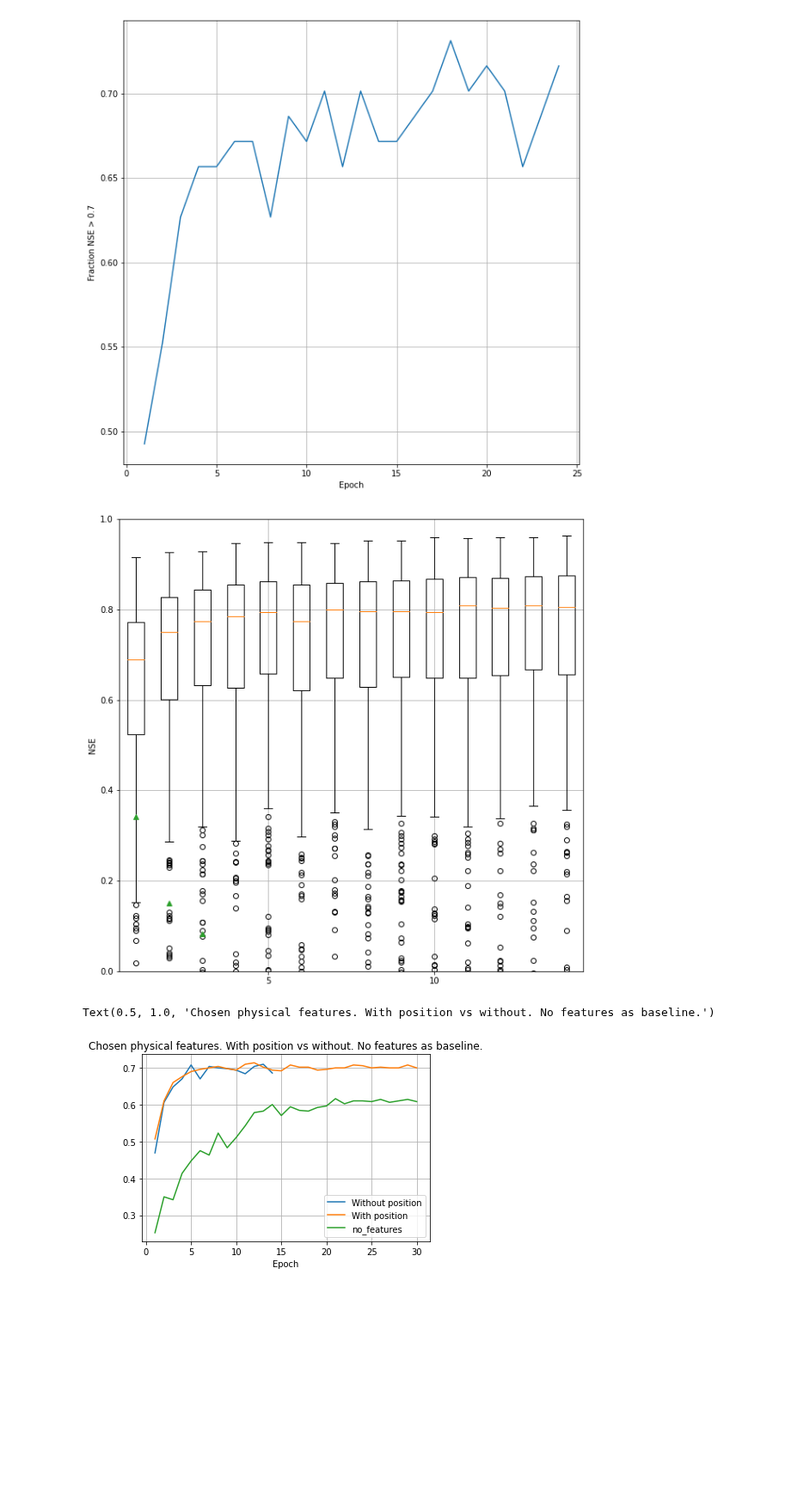
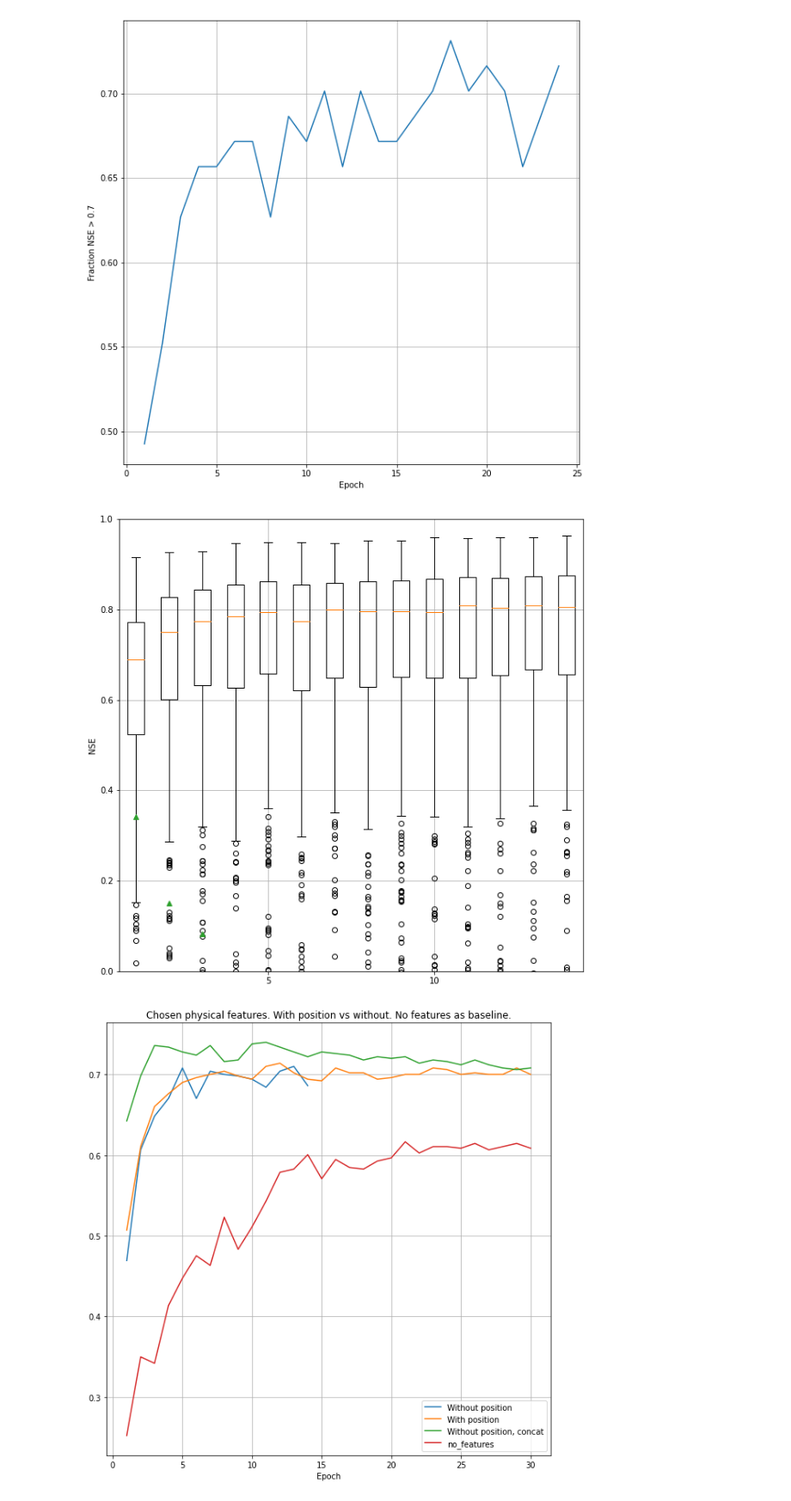
Before and after one commit to bernharl/Master-Thesis, a Jupyter notebook: notebooks/correlation_reduction.ipynb, the cells around one changed output. Shown at 86% size. Saved outputs shown, nothing was run; the diff lists cells and outputs as text; code cells hidden in the pictures; blank space fills up the shorter version.

```diff
--- a/notebooks/correlation_reduction.ipynb
+++ b/notebooks/correlation_reduction.ipynb
@@ -357,6 +357,12 @@ results_chosen_and_position_cv = load_cv_results(
     "ealstm",
     "19970204",
 )
+results_chosen_concat_cv = load_cv_results(
+    "/home/bernhard/git/Master-Thesis/runs/correlation_reduction/chosen_features_concat_cv",
+    5,
+    "lstm",
+    "19970204",
+)
 results_no_features_cv = load_cv_results(
     "/home/bernhard/git/Master-Thesis/runs/correlation_reduction/no_features_cv",
     5,
@@ -365,22 +371,29 @@ results_no_features_cv = load_cv_results(
 )
 chosen_cv_nse = restructure_results(results_chosen_cv)
 chosen_with_pos_cv_nse = restructure_results(results_chosen_and_position_cv)
+chosen_concat_cv_nse = restructure_results(results_chosen_concat_cv)
 no_features_cv_nse = restructure_results(results_no_features_cv)
-nse_boxplots(chosen_cv_nse)
-plt.ylim([0, 1])
-plt.show()
-fig, ax = plt.subplots(1, 1)
-plot_fractions(chosen_cv_nse, ax=ax)
-plot_fractions(chosen_with_pos_cv_nse, ax=ax)
-plot_fractions(no_features_cv_nse, ax=ax)
-ax.legend(["Without position", "With position", "no_features"])
-ax.set_title(
-    "Chosen physical features. With position vs without. No features as baseline."
-)
-# %% [output]
-[figure, removed]
-Text(0.5, 1.0, 'Chosen physical features. With position vs without. No features as baseline.')
-[figure, removed]
+# %%
+nse_boxplots(chosen_cv_nse)
+plt.ylim([0, 1])
+plt.show()
+
+fig, ax = plt.subplots(1, 1, figsize=(10, 10))
+plot_fractions(chosen_cv_nse, ax=ax)
+plot_fractions(chosen_with_pos_cv_nse, ax=ax)
+plot_fractions(chosen_concat_cv_nse, ax=ax)
+plot_fractions(no_features_cv_nse, ax=ax)
+ax.legend(
+    ["Without position", "With position", "Without position, concat", "no_features"]
+)
+ax.set_title(
+    "Chosen physical features. With position vs without. No features as baseline."
+)
+ax.grid()
+plt.show()
+# %% [output]
+[figure, added]
+[figure, added]
 # %%
 results_cv = load_cv_results(
     "/home/bernhard/git/Master-Thesis/runs/correlation_reduction/all_features_cv",
```
Also changed, not shown: 1 other file.
